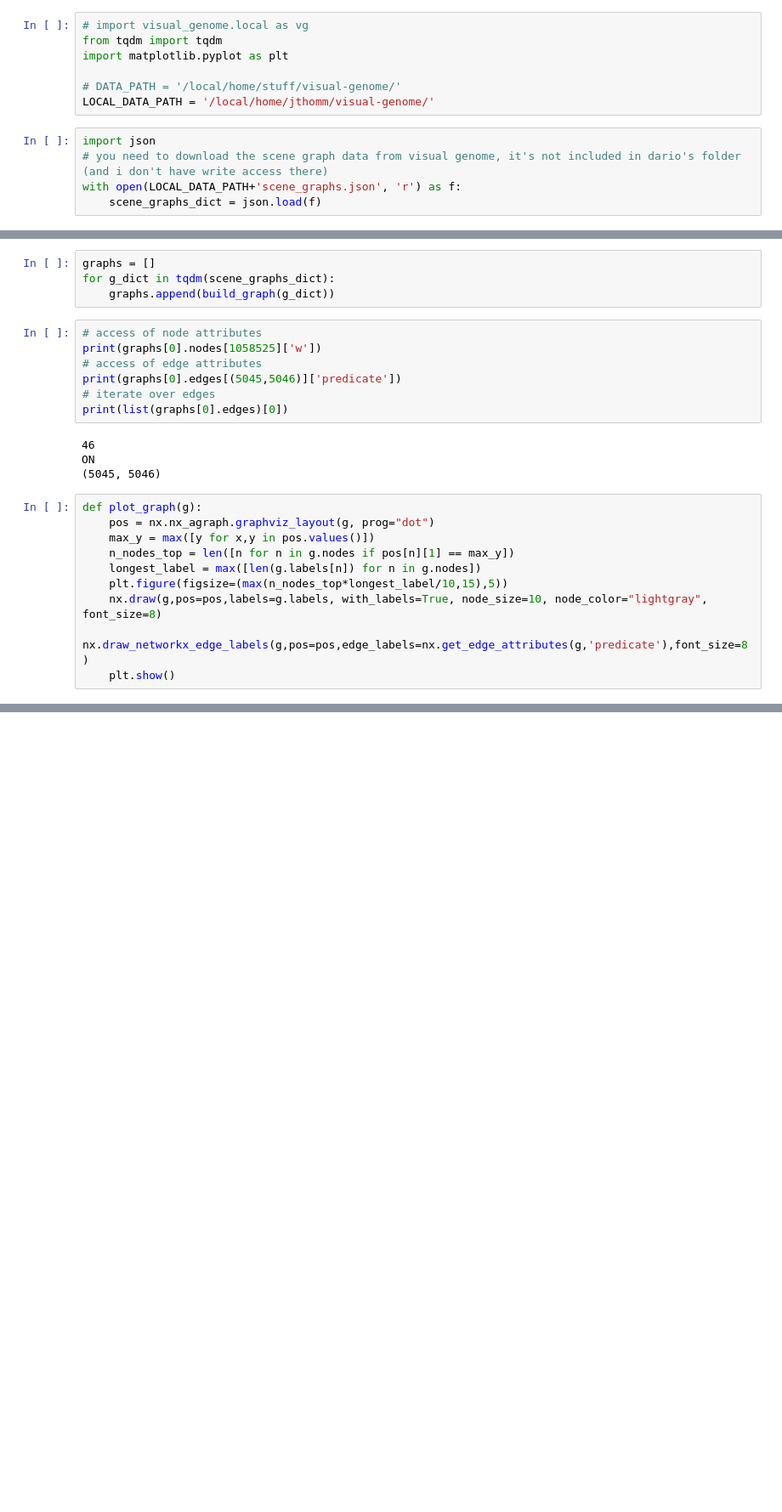
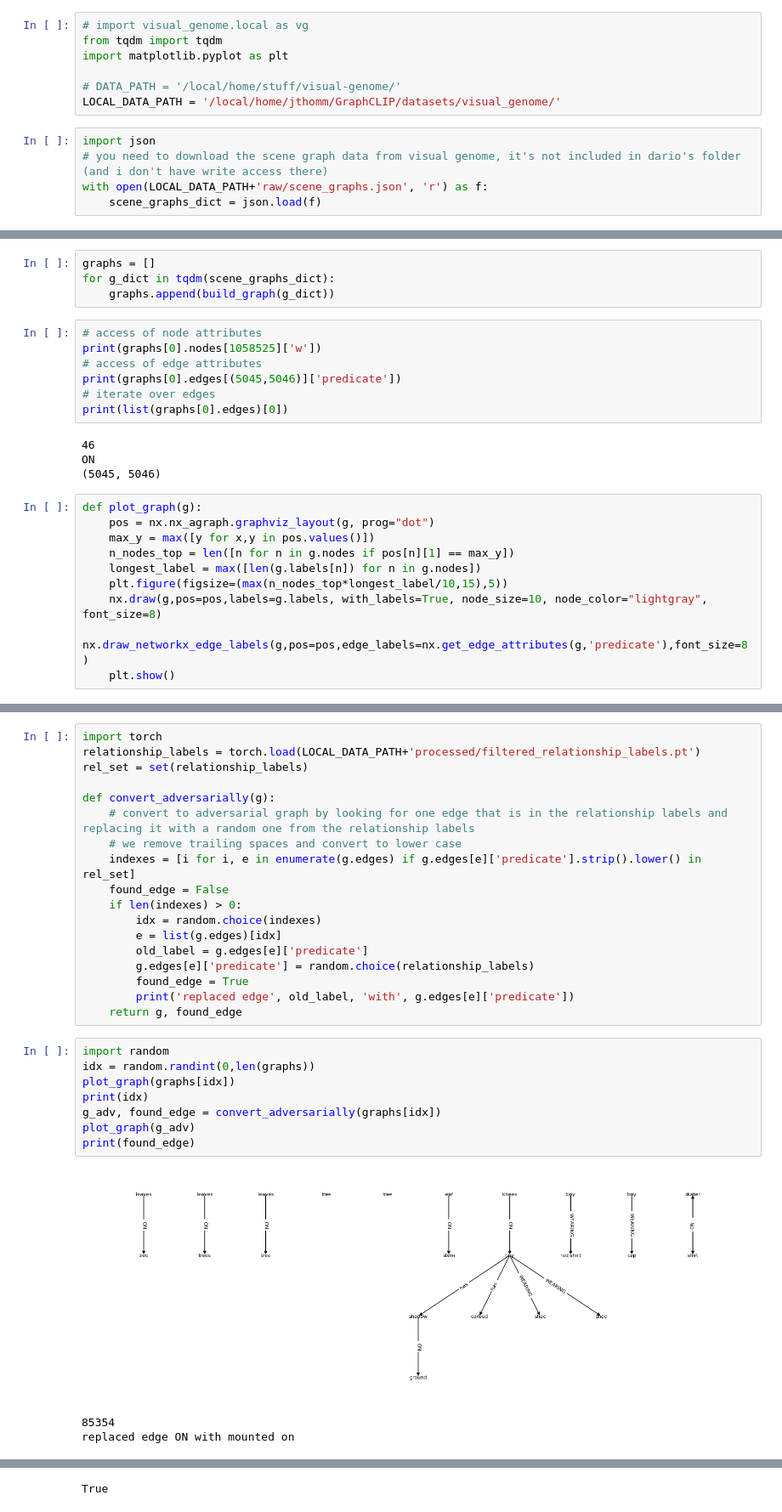
Before and after one commit to roberthoenig/GraphCLIP, a Jupyter notebook: notebooks/build_graphs_from_visualgenome.ipynb, the cells around one changed output, grey strips where cells are left out. Shown: that part at 85% size. Drawn from its saved outputs; the diff is of its cells as text; blank space fills up the shorter version.

Commit message:
add a function to build an adversarial graph. This is not sufficient for relationship evaluation but might be useful for training

```diff
--- a/notebooks/build_graphs_from_visualgenome.ipynb
+++ b/notebooks/build_graphs_from_visualgenome.ipynb
@@ -4,11 +4,11 @@ from tqdm import tqdm
 import matplotlib.pyplot as plt
 
 # DATA_PATH = '/local/home/stuff/visual-genome/'
-LOCAL_DATA_PATH = '/local/home/jthomm/visual-genome/'
+LOCAL_DATA_PATH = '/local/home/jthomm/GraphCLIP/datasets/visual_genome/'
 # %%
 import json
 # you need to download the scene graph data from visual genome, it's not included in dario's folder (and i don't have write access there)
-with open(LOCAL_DATA_PATH+'scene_graphs.json', 'r') as f:
+with open(LOCAL_DATA_PATH+'raw/scene_graphs.json', 'r') as f:
     scene_graphs_dict = json.load(f)
 # %%
 import networkx as nx
@@ -57,0 +61,30 @@ print(idx)
+# %%
+import torch
+relationship_labels = torch.load(LOCAL_DATA_PATH+'processed/filtered_relationship_labels.pt')
+rel_set = set(relationship_labels)
+
+def convert_adversarially(g):
+    # convert to adversarial graph by looking for one edge that is in the relationship labels and replacing it with a random one from the relationship labels
+    # we remove trailing spaces and convert to lower case
+    indexes = [i for i, e in enumerate(g.edges) if g.edges[e]['predicate'].strip().lower() in rel_set]
+    found_edge = False
+    if len(indexes) > 0:
+        idx = random.choice(indexes)
+        e = list(g.edges)[idx]
+        old_label = g.edges[e]['predicate']
+        g.edges[e]['predicate'] = random.choice(relationship_labels)
+        found_edge = True
+        print('replaced edge', old_label, 'with', g.edges[e]['predicate'])
+    return g, found_edge
+# %%
+import random
+idx = random.randint(0,len(graphs))
+plot_graph(graphs[idx])
+print(idx)
+g_adv, found_edge = convert_adversarially(graphs[idx])
+plot_graph(g_adv)
+print(found_edge)
+# %% [output]
+[figure, added]
+85354
+replaced edge ON with mounted on
@@ -57,0 +92 @@ print(idx)
+True
```
Also changed, not shown: parts of 3 cells of this notebook, 1 other file.
